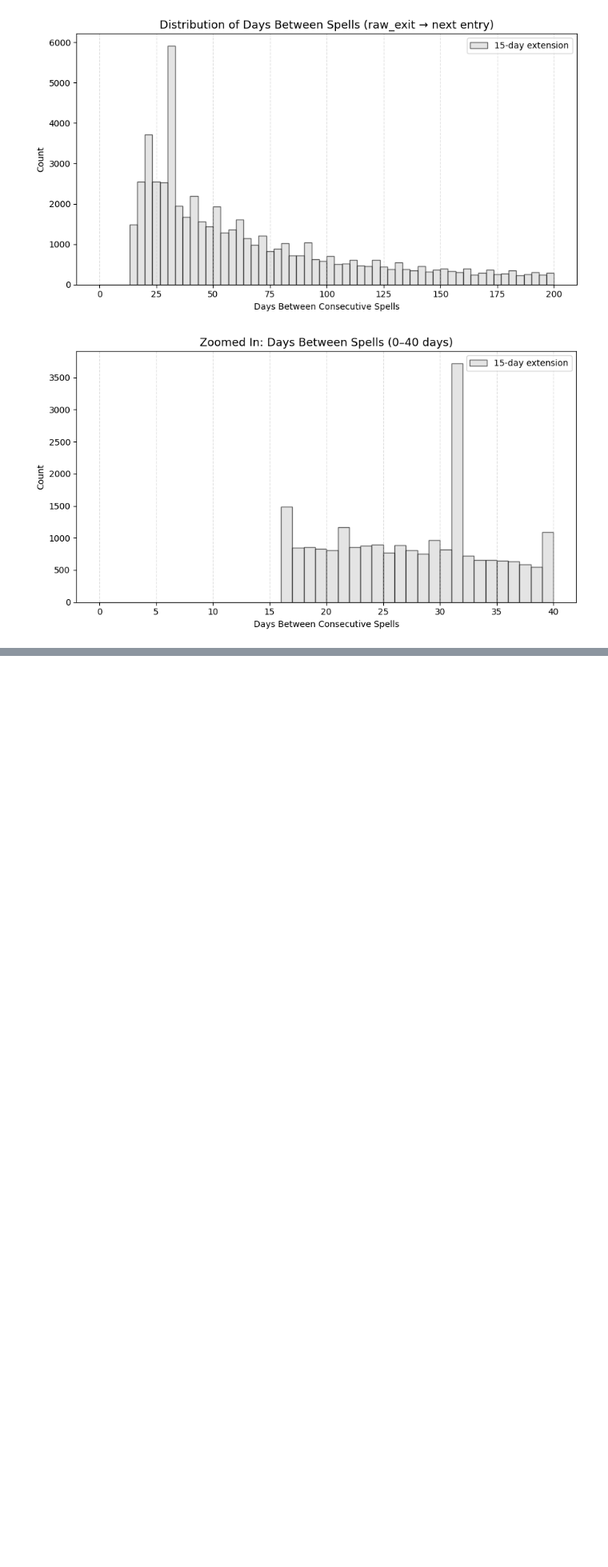
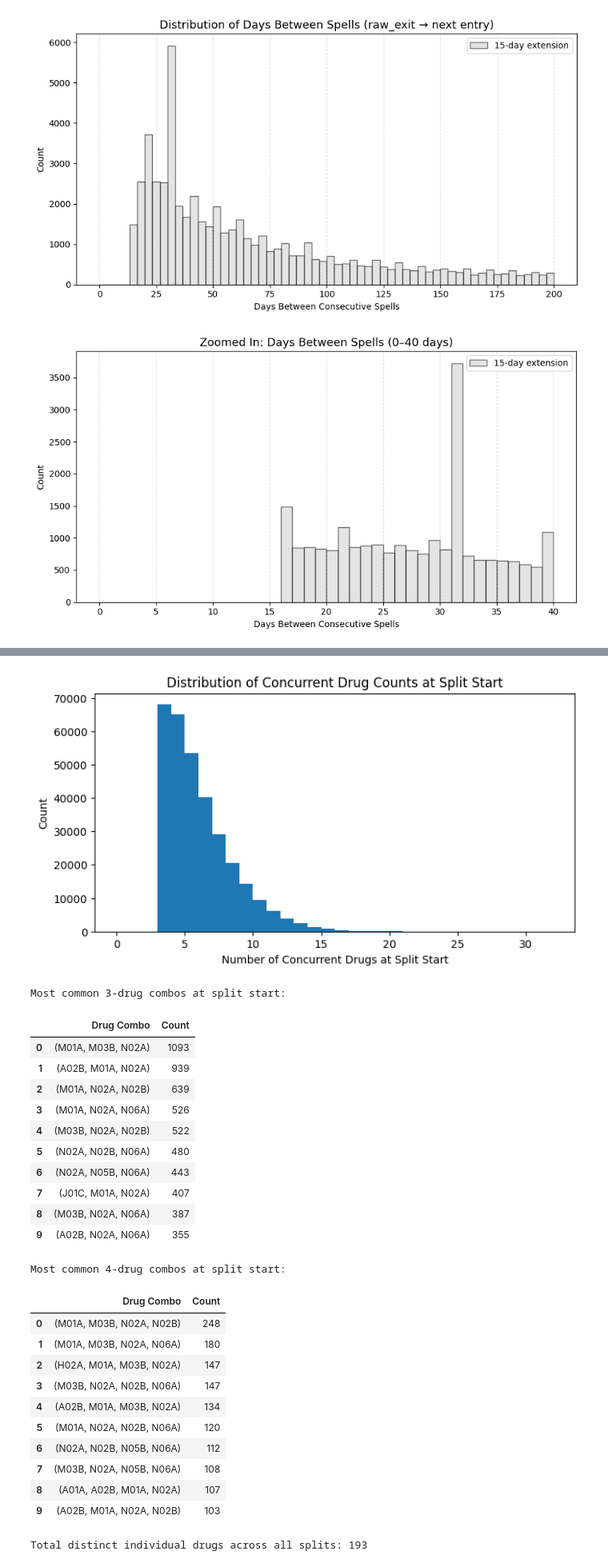
Before and after one commit to beni-1414/bmif204_claims_project, a Jupyter notebook: exploration_final.ipynb, the cells around one changed output, grey strips where cells are left out. Shown at 80% size. Cells and saved outputs as stored; diff of their text form; code cells hidden in the pictures; blank space fills up the shorter version.

```diff
--- a/exploration_final.ipynb
+++ b/exploration_final.ipynb
@@ -460 +472,65 @@ Name: count, Length: 67, dtype: int64
+# %%
+# --- 4. Derive concurrent drug combos at split start ---
+
+# Number of concurrent drugs at split start
+split_spells["concurrent_drugs"] = split_spells["drug_combo"].apply(len)
+
+# Simple histogram
+plt.figure(figsize=(8, 4))
+plt.hist(split_spells["concurrent_drugs"], bins=range(0, split_spells["concurrent_drugs"].max() + 2))
+plt.xlabel("Number of Concurrent Drugs at Split Start")
+plt.ylabel("Count")
+plt.title("Distribution of Concurrent Drug Counts at Split Start")
+plt.show()
+
+# Show the most common drug combos for 3 concurrent drugs
+three_drug_combos = split_spells[split_spells["concurrent_drugs"] == 3]["drug_combo"]
+combo_counts = Counter(tuple(sorted(combo)) for combo in three_drug_combos)
+common_codes = pd.DataFrame(
+    combo_counts.most_common(10),
+    columns=["Drug Combo", "Count"]
+)
+print("Most common 3-drug combos at split start:")
+display(common_codes)
+
+# Show the most common drug combos for 4 concurrent drugs
+four_drug_combos = split_spells[split_spells["concurrent_drugs"] == 4]["drug_combo"]
+combo_counts_4 = Counter(tuple(sorted(combo)) for combo in four_drug_combos)
+common_codes_4 = pd.DataFrame(
+    combo_counts_4.most_common(10),
+    columns=["Drug Combo", "Count"]
+)
+print("Most common 4-drug combos at split start:")
+display(common_codes_4)
+
+# Number of distinct individual drugs across all splits
+all_drugs = set(chain.from_iterable(split_spells["drug_combo"]))
+print(f"Total distinct individual drugs across all splits: {len(all_drugs)}")
+# %% [output]
+[figure, added]
+Most common 3-drug combos at split start:
+|  | Drug Combo | Count |
+| 0 | (M01A, M03B, N02A) | 1093 |
+| 1 | (A02B, M01A, N02A) | 939 |
+| 2 | (M01A, N02A, N02B) | 639 |
+| 3 | (M01A, N02A, N06A) | 526 |
+| 4 | (M03B, N02A, N02B) | 522 |
+| 5 | (N02A, N02B, N06A) | 480 |
+| 6 | (N02A, N05B, N06A) | 443 |
+| 7 | (J01C, M01A, N02A) | 407 |
+| 8 | (M03B, N02A, N06A) | 387 |
+| 9 | (A02B, N02A, N06A) | 355 |
+Most common 4-drug combos at split start:
+|  | Drug Combo | Count |
+| 0 | (M01A, M03B, N02A, N02B) | 248 |
+| 1 | (M01A, M03B, N02A, N06A) | 180 |
+| 2 | (H02A, M01A, M03B, N02A) | 147 |
+| 3 | (M03B, N02A, N02B, N06A) | 147 |
+| 4 | (A02B, M01A, M03B, N02A) | 134 |
+| 5 | (M01A, N02A, N02B, N06A) | 120 |
+| 6 | (N02A, N02B, N05B, N06A) | 112 |
+| 7 | (M03B, N02A, N05B, N06A) | 108 |
+| 8 | (A01A, A02B, M01A, N02A) | 107 |
+| 9 | (A02B, M01A, N02A, N02B) | 103 |
+Total distinct individual drugs across all splits: 193
 # %%
```
Also changed, not shown: parts of 13 cells of this notebook.
